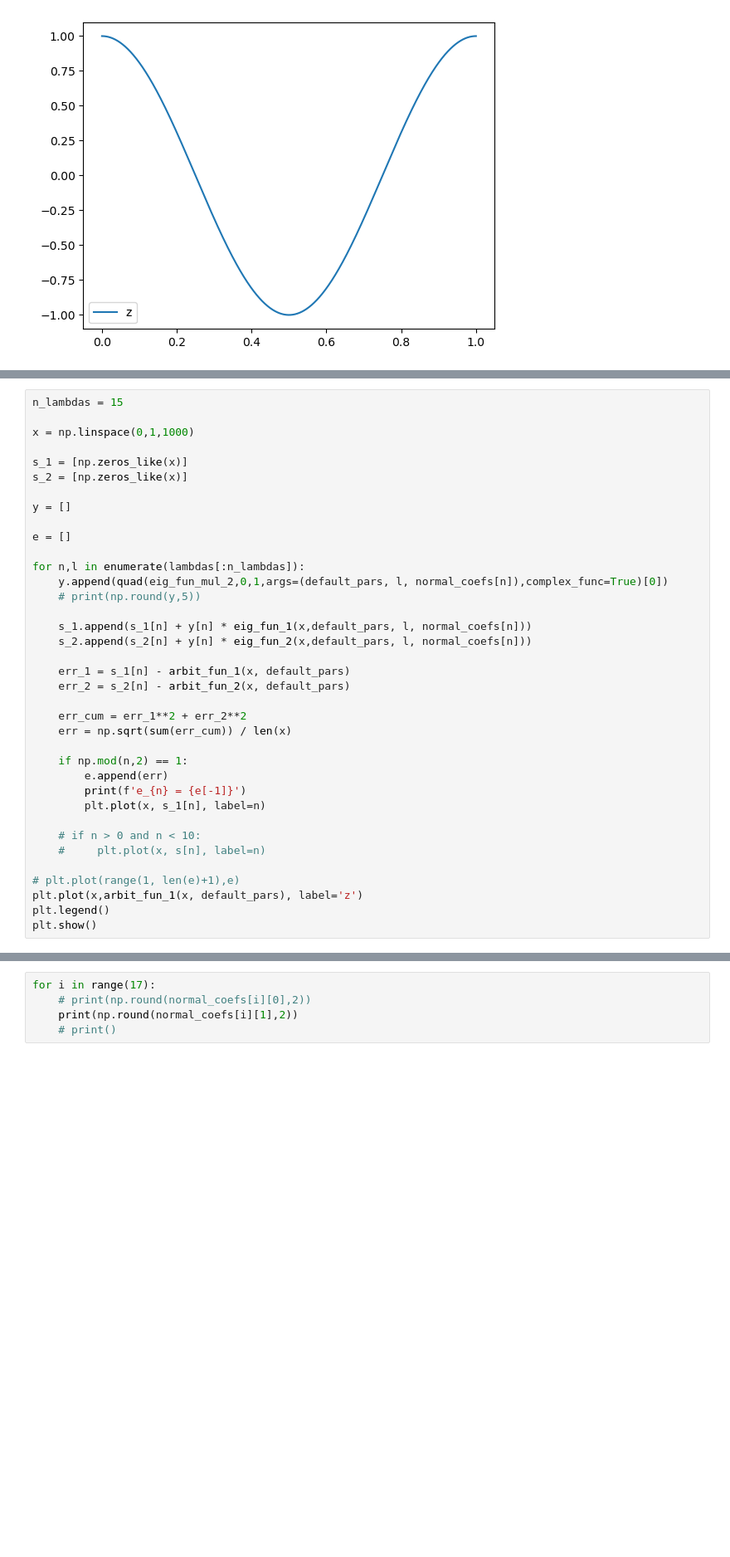
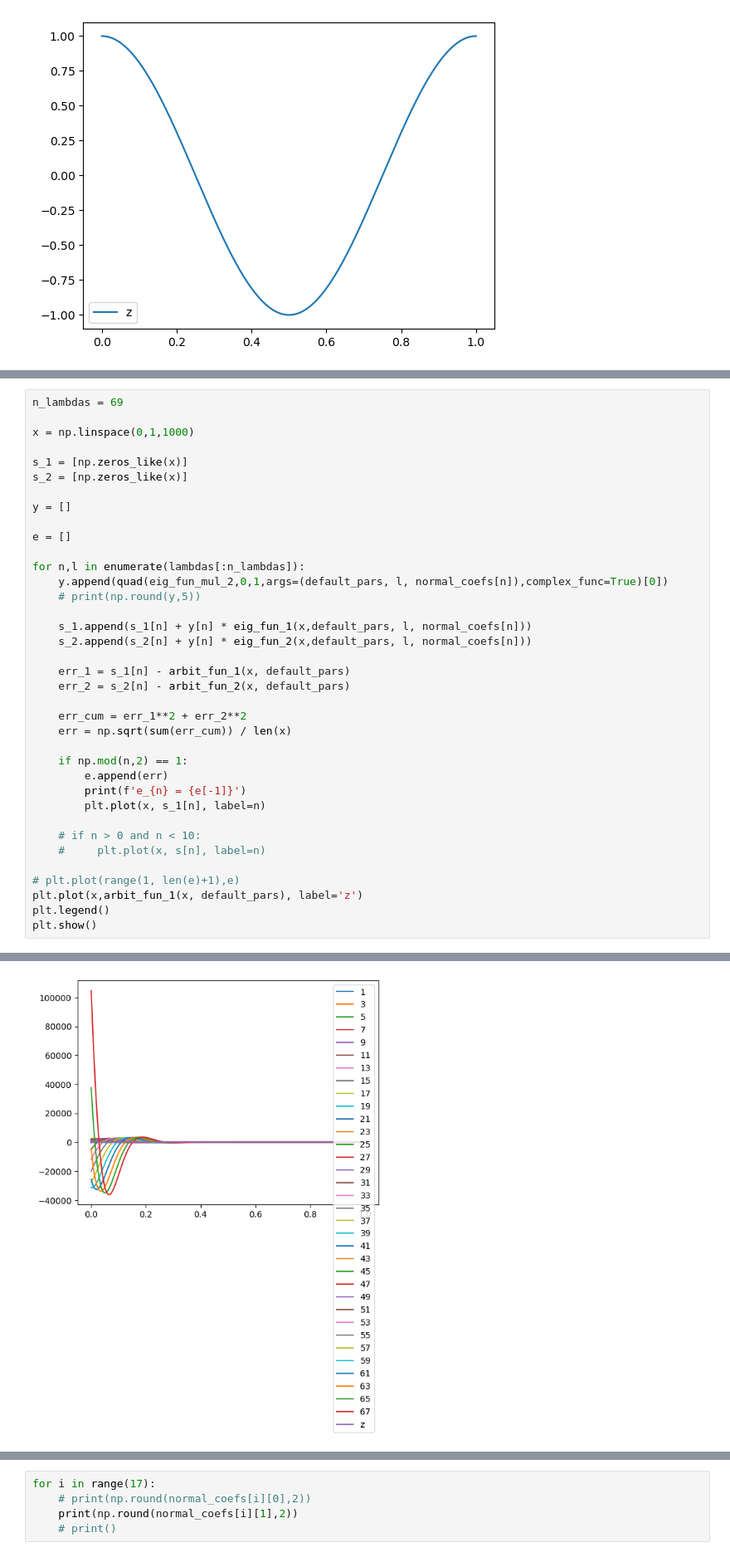
Before and after one commit to behradmoadeli/pfr_isothermal_recycle_delay_optimal, a Jupyter notebook: reports/BehradPaper.ipynb, the cells around one changed output, grey strips where cells are left out. Shown at 83% size. Cells and saved outputs as stored; diff of their text form; blank space fills up the shorter version.

```diff
--- a/reports/BehradPaper.ipynb
+++ b/reports/BehradPaper.ipynb
@@ -1168,5 +1146,5 @@ e_25 = (2.1882249761991295-2.7062249756395436j)
 # %%
-n_lambdas = 15
+n_lambdas = 69
 
 x = np.linspace(0,1,1000)
 
@@ -1202,3 +1180,4 @@ for n,l in enumerate(lambdas[:n_lambdas]):
 plt.plot(x,arbit_fun_1(x, default_pars), label='z')
 plt.legend()
 plt.show()
+# %% [output]
@@ -1205,3 +1201,4 @@ plt.show()
+[figure, added]
 # %%
 x = np.linspace(0,1,1000)
 s = [np.zeros_like(x)]
```
Also changed, not shown: parts of 19 cells of this notebook, 3 other files.
